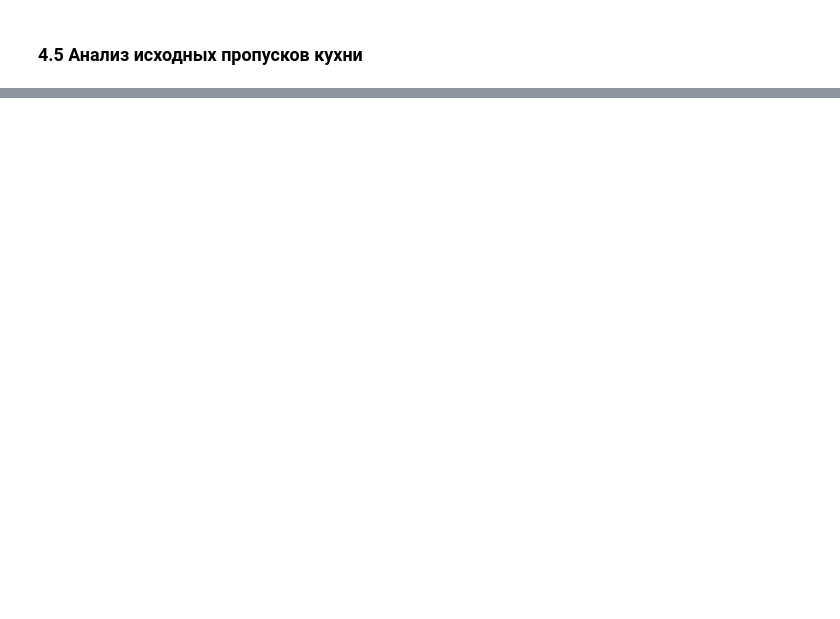
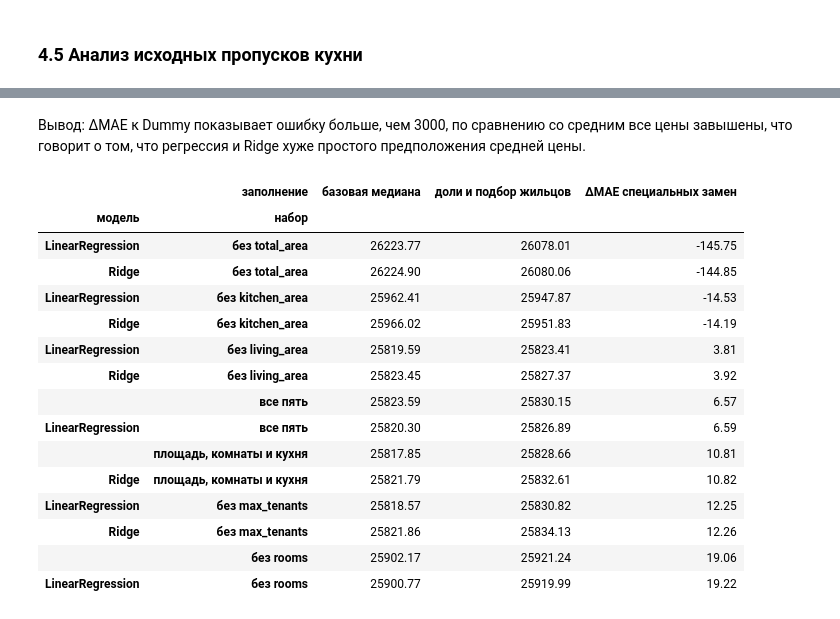
Before and after one commit to 6VolGirl/6VolGirl-Suhodolova_Anna_Lab2, a Jupyter notebook: notebooks/01_preparation.ipynb, the cells around one changed output, grey strips where cells are left out. Drawn from its saved outputs; the diff is of its cells as text; code cells hidden in the pictures; blank space fills up the shorter version.

```diff
--- a/notebooks/01_preparation.ipynb
+++ b/notebooks/01_preparation.ipynb
@@ -640,0 +1587,28 @@ NUM_FEATURES_FILLED = NUM_FEATURES + AREA_FLAGS
+# %% [markdown]
+Вывод: ΔMAE к Dummy показывает ошибку больше, чем 3000, по сравнению со средним все цены завышены, что говорит о том, что регрессия и Ridge хуже простого предположения средней цены.
+# %%
+# Сравниваем одинаковые модели и наборы при двух способах заполнения
+comparison = results.pivot(index=["модель", "набор"], columns="заполнение", values="MAE")
+comparison["ΔMAE специальных замен"] = comparison["доли и подбор жильцов"] - comparison["базовая медиана"]
+display(comparison.sort_values("ΔMAE специальных замен").round(2))
+
+# Лучший вариант для каждой модели и способа заполнения
+best = results.groupby(["заполнение", "модель"])["MAE"].idxmin()
+display(results.loc[best].sort_values("MAE").round(2))
+# %% [output]
+|  | заполнение | базовая медиана | доли и подбор жильцов | ΔMAE специальных замен |
+| модель | набор |  |  |  |
+| LinearRegression | без total_area | 26223.77 | 26078.01 | -145.75 |
+| Ridge | без total_area | 26224.90 | 26080.06 | -144.85 |
+| LinearRegression | без kitchen_area | 25962.41 | 25947.87 | -14.53 |
+| Ridge | без kitchen_area | 25966.02 | 25951.83 | -14.19 |
+| LinearRegression | без living_area | 25819.59 | 25823.41 | 3.81 |
+| Ridge | без living_area | 25823.45 | 25827.37 | 3.92 |
+|  | все пять | 25823.59 | 25830.15 | 6.57 |
+| LinearRegression | все пять | 25820.30 | 25826.89 | 6.59 |
+|  | площадь, комнаты и кухня | 25817.85 | 25828.66 | 10.81 |
+| Ridge | площадь, комнаты и кухня | 25821.79 | 25832.61 | 10.82 |
+| LinearRegression | без max_tenants | 25818.57 | 25830.82 | 12.25 |
+| Ridge | без max_tenants | 25821.86 | 25834.13 | 12.26 |
+|  | без rooms | 25902.17 | 25921.24 | 19.06 |
+| LinearRegression | без rooms | 25900.77 | 25919.99 | 19.22 |
```
Also changed, not shown: parts of 69 cells of this notebook, 2 other files.
